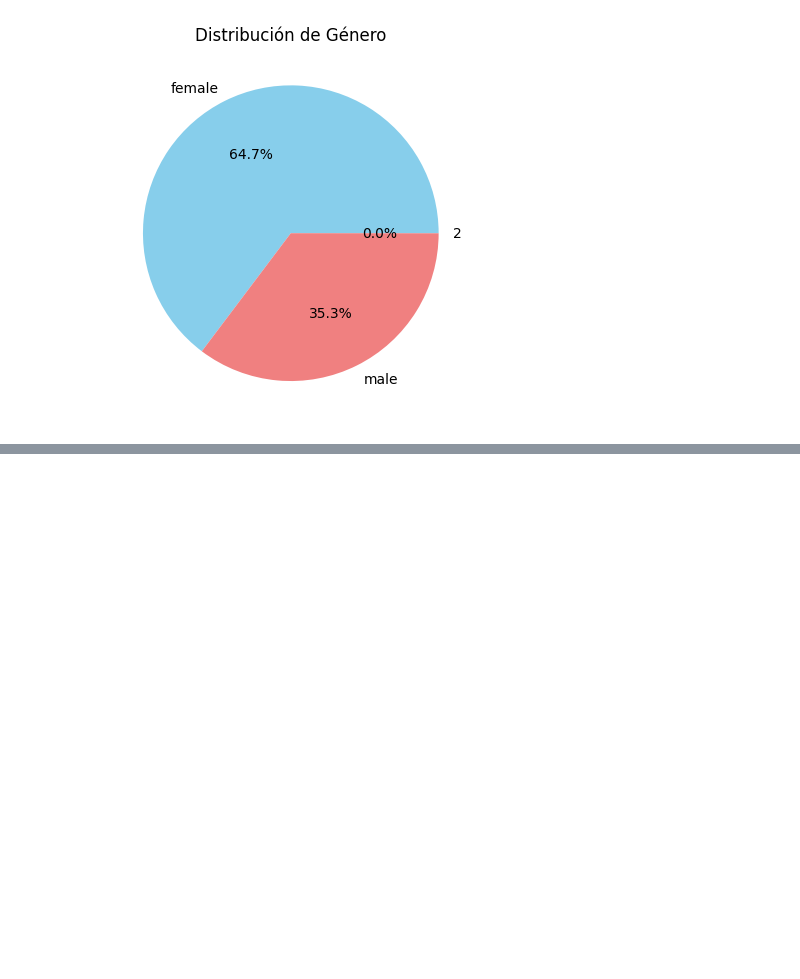
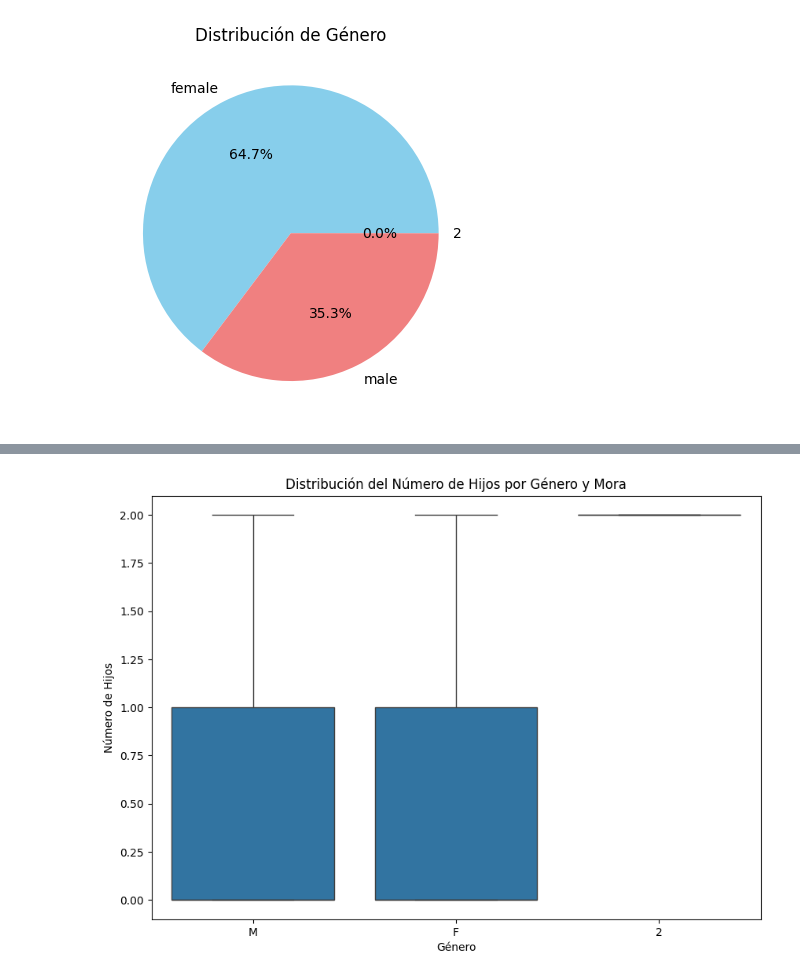
Before and after one commit to spereze27/Analysis-home-credit-default-risk, a Jupyter notebook: EDA.ipynb, the cells around one changed output, grey strips where cells are left out. Saved outputs shown, nothing was run; the diff lists cells and outputs as text; code cells hidden in the pictures; blank space fills up the shorter version.

```diff
--- a/EDA.ipynb
+++ b/EDA.ipynb
@@ -96,0 +101,26 @@ plt.show()
+# %%
+import polars as pl
+import pandas as pd
+import matplotlib.pyplot as plt
+import seaborn as sns
+
+# Tomar una muestra de 20,000 filas del DataFrame de Polars
+sample_train = train
+
+# Convertir el DataFrame de Polars a Pandas
+sample_train_pd = sample_train.to_pandas()
+
+# Reemplazar los valores de 'CODE_GENDER' por 'M' para hombres y 'F' para mujeres
+sample_train_pd["CODE_GENDER"] = sample_train_pd["CODE_GENDER"].replace({0: 'M', 1: 'F'})
+
+# Crear el gráfico de caja con seaborn
+fig, ax = plt.subplots(figsize=(10, 7))
+sns.boxplot(x='CODE_GENDER', y='CNT_CHILDREN', data=sample_train_pd, ax=ax)
+
+# Añadir etiquetas y título
+plt.xlabel('Género')
+plt.ylabel('Número de Hijos')
+plt.title('Distribución del Número de Hijos por Género y Mora')
+plt.show()
+# %% [output]
+[figure, added]
```
Also changed, not shown: parts of 4 cells of this notebook.
